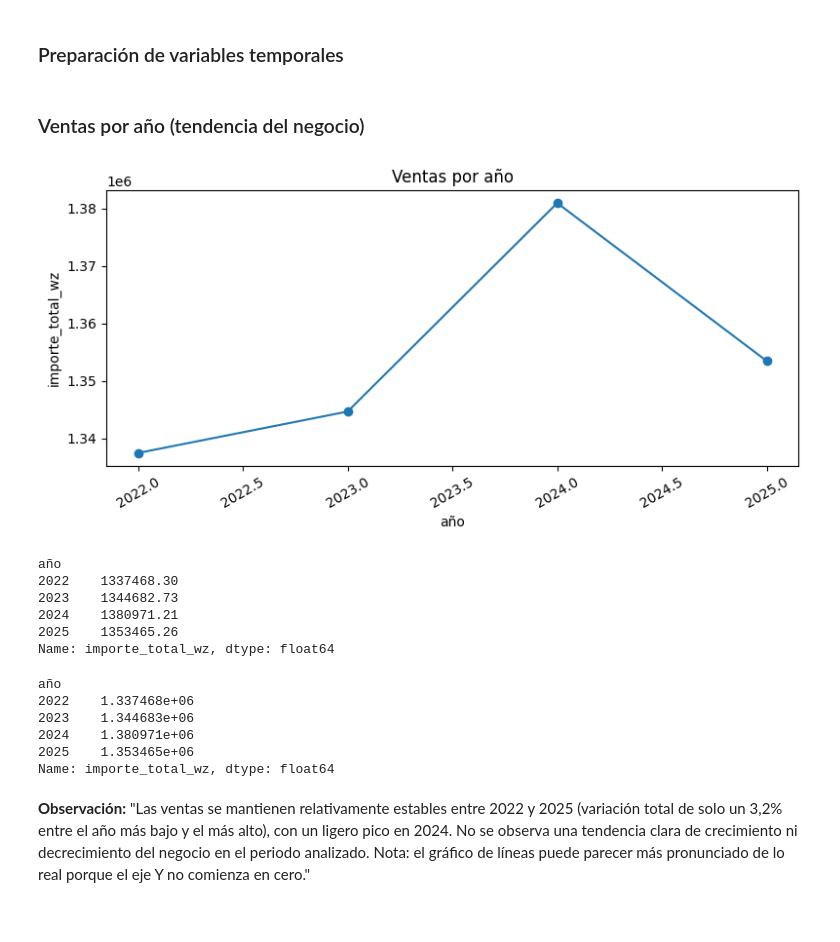
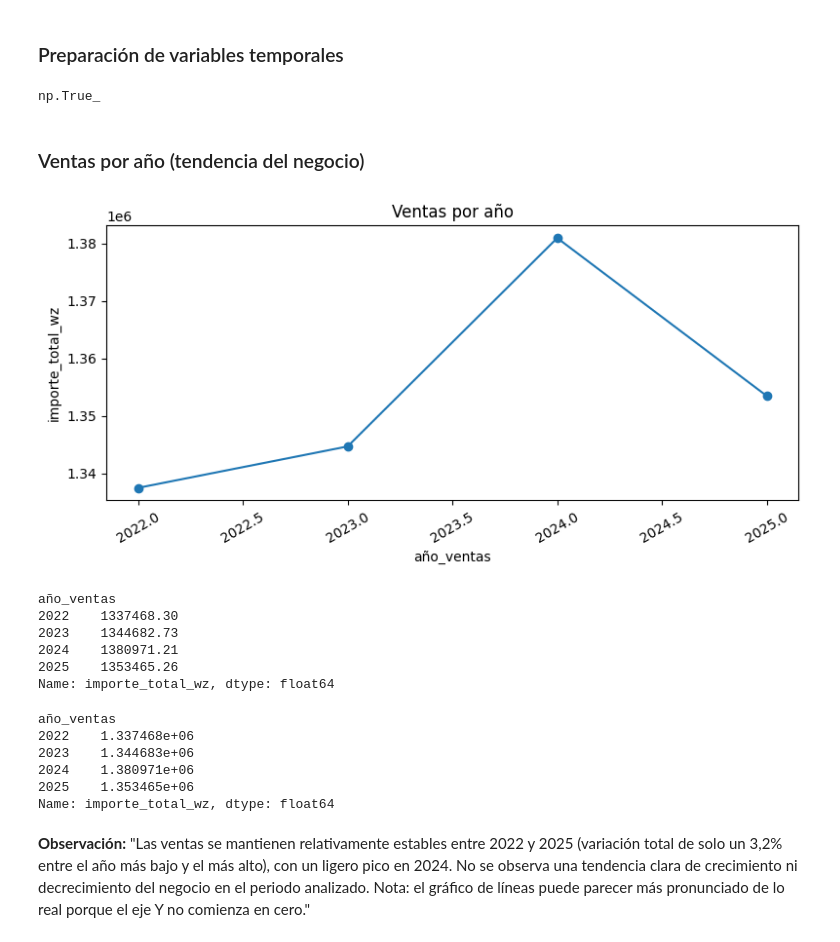
Before and after one commit to FM-Luque/4.DataProyect_Proyecto_Final, a Jupyter notebook: notebooks/03_Eda.ipynb, the cells around one changed output. Cells and saved outputs as stored; diff of their text form; code cells hidden in the pictures.

```diff
--- a/notebooks/03_Eda.ipynb
+++ b/notebooks/03_Eda.ipynb
@@ -931,22 +931,25 @@ tendencia general (por año) de la estacionalidad (por mes).
 # %% [markdown]
 ### Preparación de variables temporales
 # %%
-df_pedidos["año"] = df_pedidos["fecha_pedido"].dt.year
-df_pedidos["mes"] = df_pedidos["fecha_pedido"].dt.month
+df_pedidos["mes_ventas"] = df_pedidos["fecha_pedido"].dt.month
+# %%
+(df_pedidos["fecha_pedido"].dt.year == df_pedidos["año_ventas"]).all()
+# %% [output]
+np.True_
 # %% [markdown]
 ### Ventas por año (tendencia del negocio)
 # %%
-ventas_año = df_pedidos.groupby("año")["importe_total_wz"].sum()
+ventas_año = df_pedidos.groupby("año_ventas")["importe_total_wz"].sum()
 se.barplot_serie(ventas_año, titulo="Ventas por año", kind="line")
 # %% [output]
-[figure, old version]
+[figure, new version]
-año
+año_ventas
 2022    1337468.30
 2023    1344682.73
 2024    1380971.21
 2025    1353465.26
 Name: importe_total_wz, dtype: float64
-año
+año_ventas
 2022    1.337468e+06
 2023    1.344683e+06
 2024    1.380971e+06
```
Also changed, not shown: parts of 7 cells of this notebook, 5 other files.
